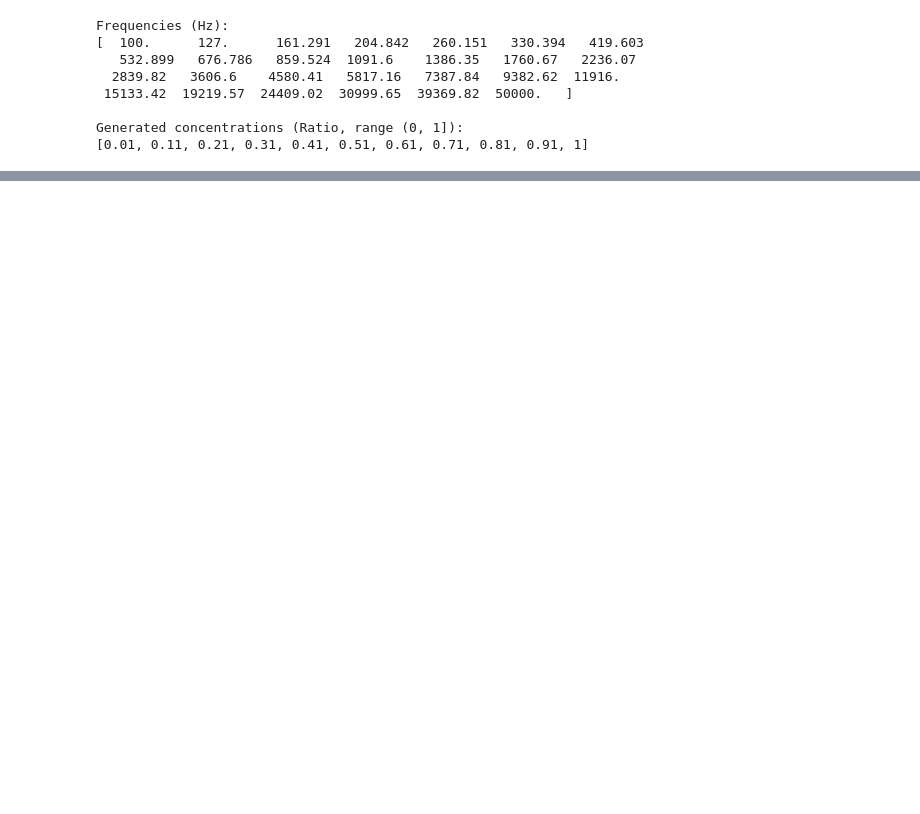
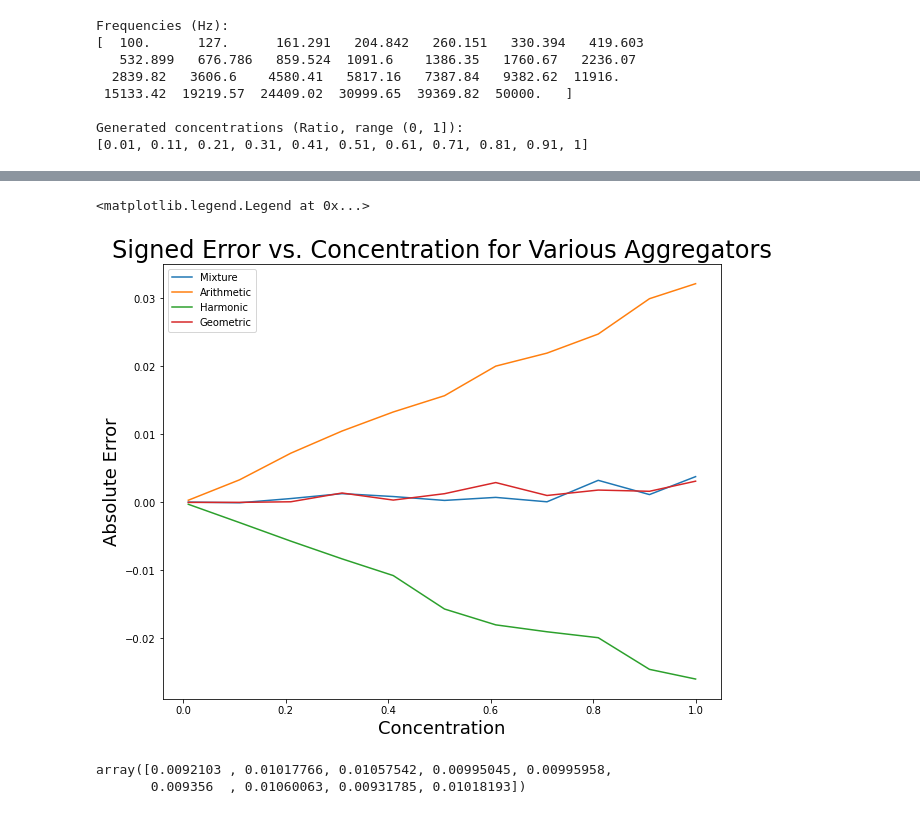
Before and after one commit to nazeern/nanotech, a Jupyter notebook: Sandbox.ipynb, the cells around one changed output, grey strips where cells are left out. Cells and saved outputs as stored; diff of their text form; code cells hidden in the pictures; blank space fills up the shorter version.

```diff
--- a/Sandbox.ipynb
+++ b/Sandbox.ipynb
@@ -639,8 +618,0 @@ print(y.shape)
-# %%
-w = fit(X, y, concs=concs)
-
-noise_scale = 0.1
-noises = noise_scale * np.random.normal(zeros, noise_at_freq)
-
-X_test = freq_sweep_at_c(0.05) + noises
-predict(X_test, weights, agg=np.mean)
@@ -673,0 +725,23 @@ plt.plot(freqs, X_test)
+# %%
+def test_model(c, noise_scale=0.1, n_runs=9, n_train_samp=9, concs=concs, noise_at_freq=noise_at_freq,
+               test_noise_scale=0.1, agg=gmean, exclude_fns=0):
+    """
+    Generate N_RUNS models using noisy data.
+    """
+
+    preds = np.zeros(n_runs)
+
+    # Generate true data at known concentrations CONCS and frequencies FREQS
+    X_true = generate_experiment(concs)
+    y_true = np.array(concs)
+
+    for i in range(n_runs):
+        noises = avg_noise(n_train_samp, noise_at_freq)
+
+        # Adding averaged noise to our train data matrix X.
+        X = X_true + noise_scale * noises
+
+        fit_w = fit(X, y, concs=concs)
+        preds[i] = np.mean(collect_preds_at_c(c, fit_w, noise_scale=test_noise_scale, agg=agg))
+
+    return preds
@@ -673,0 +754,21 @@ plt.plot(freqs, X_test)
+# %%
+custom = lambda lst: (np.mean(lst) + hmean(lst) + gmean(lst)) / 3
+plt.figure(figsize=(10, 8))
+for agg_fn, name in zip((custom, np.mean, hmean, gmean), ("Mixture", "Arithmetic", "Harmonic", "Geometric")):
+    errs = [np.mean(test_model(c, n_runs=81, n_train_samp=9, agg=agg_fn)) - c for c in concs]
+    plt.plot(concs, errs, label=name)
+
+plt.title("Signed Error vs. Concentration for Various Aggregators", size=24)
+plt.xlabel("Concentration", size=18)
+plt.ylabel("Absolute Error", size=18)
+plt.legend()
+# %% [output]
+<matplotlib.legend.Legend at 0x...>
+[figure, added]
+# %%
+true_conc = 0.01
+test_preds = test_model(true_conc, noise_scale=0.4, n_runs=9, n_train_samp=9, test_noise_scale=0.01, agg=gmean)
+test_preds
+# %% [output]
+array([0.0092103 , 0.01017766, 0.01057542, 0.00995045, 0.00995958,
+       0.009356  , 0.01060063, 0.00931785, 0.01018193])
```
Also changed, not shown: parts of 28 cells of this notebook.
